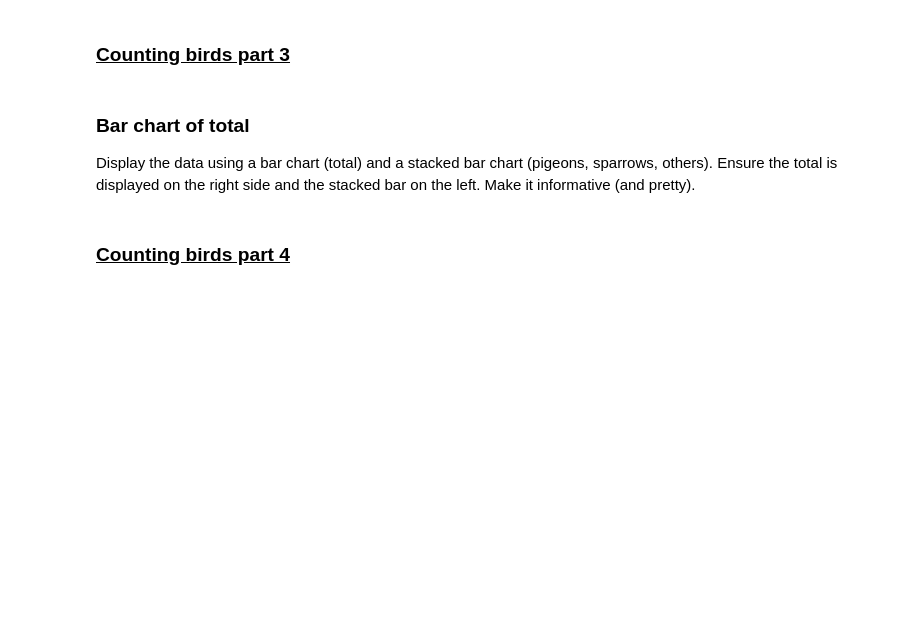
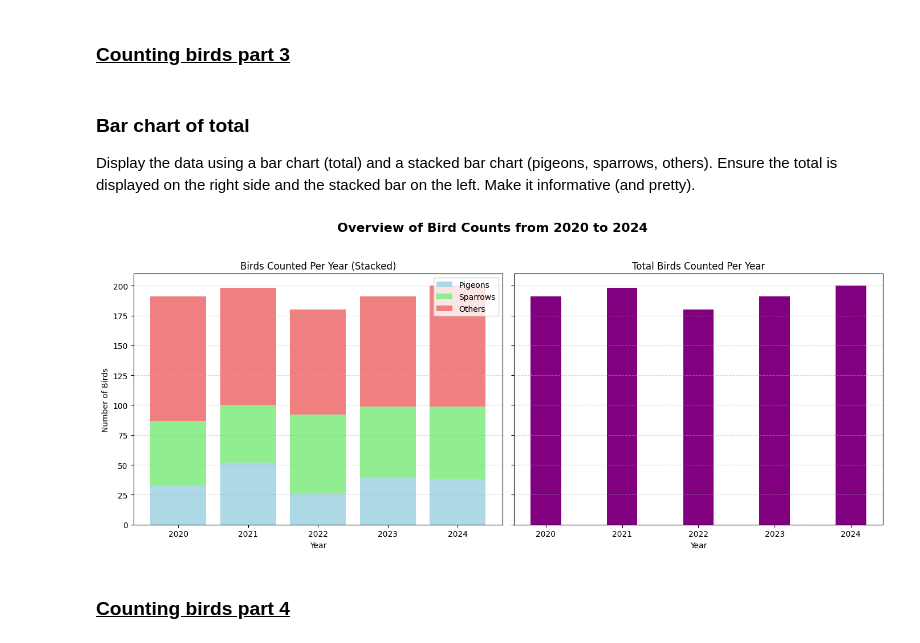
Before and after one commit to Adriaan-Cloet/P2-coursematerial-2425, a Jupyter notebook: 05-data-processing/03-data_visualization/exercises_visualizations.ipynb, the cells around one changed output. Drawn from its saved outputs; the diff is of its cells as text; code cells hidden in the pictures; blank space fills up the shorter version.

```diff
--- a/05-data-processing/03-data_visualization/exercises_visualizations.ipynb
+++ b/05-data-processing/03-data_visualization/exercises_visualizations.ipynb
@@ -86,3 +182,45 @@ Make it informative (and pretty).
+# %%
+# Your code
+fig, axes = plt.subplots(1, 2, figsize=(14, 6), sharey=True)
+
+# --------- Left Plot: Stacked Bar Chart ---------
+axes[0].bar(df["year"], df["Pigeons"], color="lightblue", label="Pigeons")
+axes[0].bar(
+    df["year"],
+    df["Sparrows"],
+    bottom=df["Pigeons"],
+    color="lightgreen",
+    label="Sparrows",
+)
+axes[0].bar(
+    df["year"],
+    df["others"],
+    bottom=df["Pigeons"] + df["Sparrows"],
+    color="lightcoral",
+    label="Others",
+)
+
+axes[0].set_title("Birds Counted Per Year (Stacked)")
+axes[0].set_xlabel("Year")
+axes[0].set_ylabel("Number of Birds")
+axes[0].legend()
+axes[0].grid(axis="y", linestyle="--", alpha=0.5)
+
+# --------- Right Plot: Total Bar Chart ---------
+axes[1].bar(df["year"], df["total"], color="purple", width=0.4)
+
+axes[1].set_title("Total Birds Counted Per Year")
+axes[1].set_xlabel("Year")
+axes[1].grid(axis="y", linestyle="--", alpha=0.5)
+
+# --------- General Styling ---------
+fig.suptitle(
+    "Overview of Bird Counts from 2020 to 2024", fontsize=16, fontweight="bold"
+)
+plt.tight_layout(rect=[0, 0, 1, 0.95])
+plt.show()
+# %% [output]
+[figure, added]
 # %% [markdown]
 ### <u> Counting birds part 4 </u>
 # %% [markdown]
```
Also changed, not shown: parts of 15 cells of this notebook, 23 other files.
